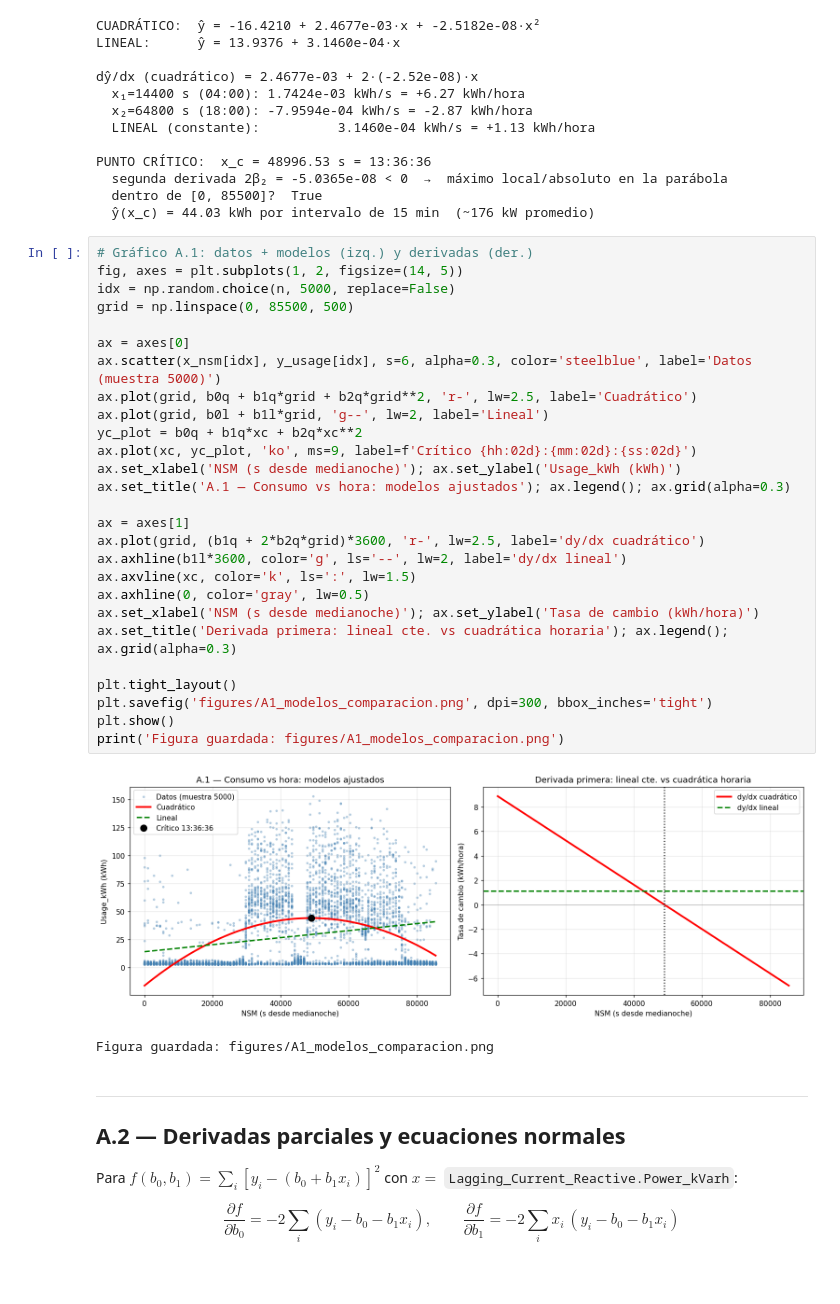
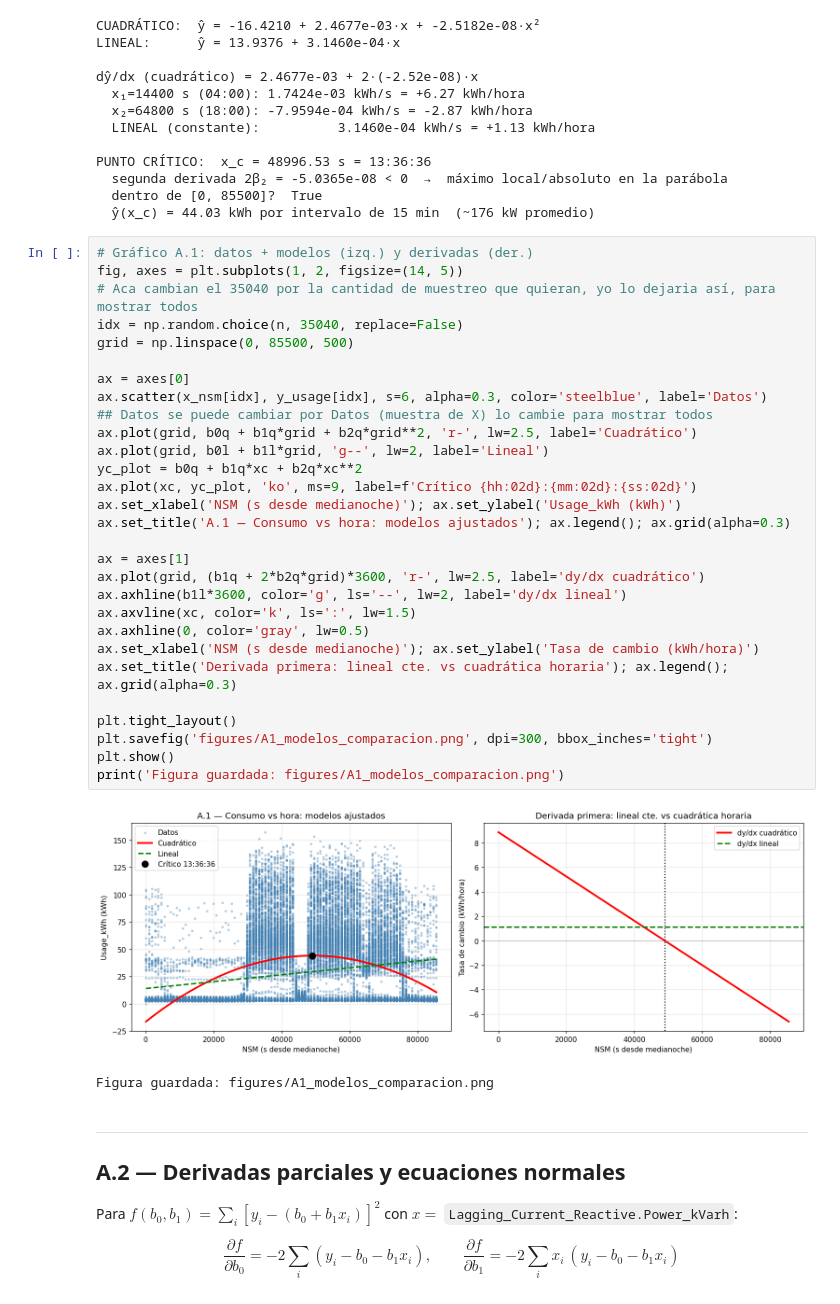
Before and after one commit to BautistaRosli/Matematica-4-TP, a Jupyter notebook: notebooks/TP_MateIV_2026_ConjuntoA.ipynb, the cells around one changed output. Drawn from its saved outputs; the diff is of its cells as text.

Commit message:
modifico la cantidad de muestras en el grafico del A.1

```diff
--- a/notebooks/TP_MateIV_2026_ConjuntoA.ipynb
+++ b/notebooks/TP_MateIV_2026_ConjuntoA.ipynb
@@ -135,32 +135,34 @@ PUNTO CRÍTICO:  x_c = 48996.53 s = 13:36:36
 # %%
 # Gráfico A.1: datos + modelos (izq.) y derivadas (der.)
 fig, axes = plt.subplots(1, 2, figsize=(14, 5))
-idx = np.random.choice(n, 5000, replace=False)
+# Aca cambian el 35040 por la cantidad de muestreo que quieran, yo lo dejaria así, para mostrar todos
+idx = np.random.choice(n, 35040, replace=False)
 grid = np.linspace(0, 85500, 500)
 
 ax = axes[0]
-ax.scatter(x_nsm[idx], y_usage[idx], s=6, alpha=0.3, color='steelblue', label='Datos (muestra 5000)')
+ax.scatter(x_nsm[idx], y_usage[idx], s=6, alpha=0.3, color='steelblue', label='Datos')
+## Datos se puede cambiar por Datos (muestra de X) lo cambie para mostrar todos
 ax.plot(grid, b0q + b1q*grid + b2q*grid**2, 'r-', lw=2.5, label='Cuadrático')
 ax.plot(grid, b0l + b1l*grid, 'g--', lw=2, label='Lineal')
 yc_plot = b0q + b1q*xc + b2q*xc**2
 ax.plot(xc, yc_plot, 'ko', ms=9, label=f'Crítico {hh:02d}:{mm:02d}:{ss:02d}')
 ax.set_xlabel('NSM (s desde medianoche)'); ax.set_ylabel('Usage_kWh (kWh)')
 ax.set_title('A.1 — Consumo vs hora: modelos ajustados'); ax.legend(); ax.grid(alpha=0.3)
 
 ax = axes[1]
 ax.plot(grid, (b1q + 2*b2q*grid)*3600, 'r-', lw=2.5, label='dy/dx cuadrático')
 ax.axhline(b1l*3600, color='g', ls='--', lw=2, label='dy/dx lineal')
 ax.axvline(xc, color='k', ls=':', lw=1.5)
 ax.axhline(0, color='gray', lw=0.5)
 ax.set_xlabel('NSM (s desde medianoche)'); ax.set_ylabel('Tasa de cambio (kWh/hora)')
 ax.set_title('Derivada primera: lineal cte. vs cuadrática horaria'); ax.legend(); ax.grid(alpha=0.3)
 
 plt.tight_layout()
 plt.savefig('figures/A1_modelos_comparacion.png', dpi=300, bbox_inches='tight')
 plt.show()
 print('Figura guardada: figures/A1_modelos_comparacion.png')
 # %% [output]
-[figure, old version]
+[figure, new version]
 Figura guardada: figures/A1_modelos_comparacion.png
 # %% [markdown]
 ---
```
